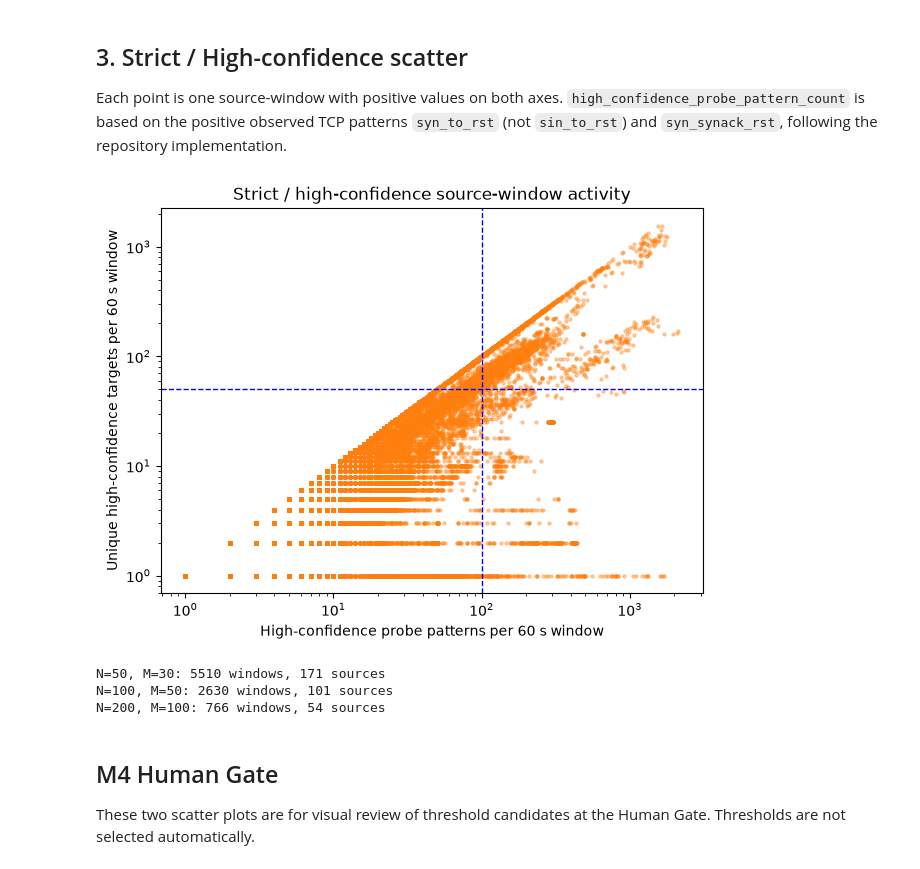
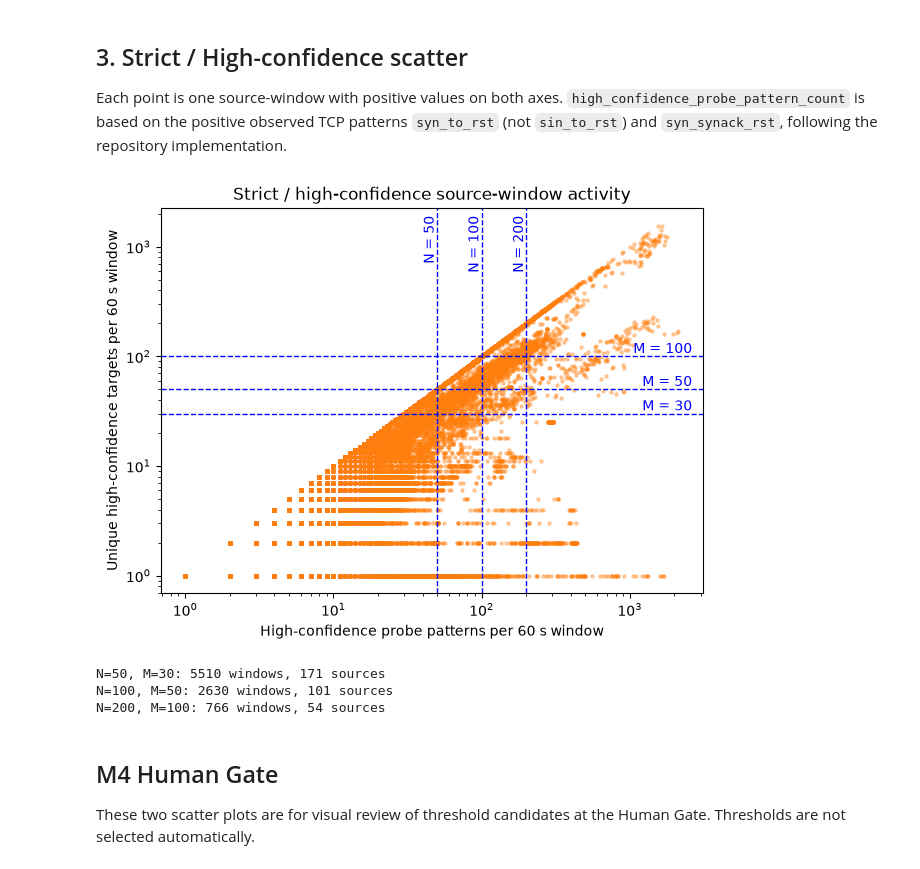
Before and after one commit to ShuntaSakai/mawi-global-analysis, a Jupyter notebook: notebooks/01_scan_threshold_exploration.ipynb, the cells around one changed output. Cells and saved outputs as stored; diff of their text form; code cells hidden in the pictures.

```diff
--- a/notebooks/01_scan_threshold_exploration.ipynb
+++ b/notebooks/01_scan_threshold_exploration.ipynb
@@ -40,6 +40,12 @@ sources: 167223
 
 Each point is one source-window. Use this view to inspect bulk activity, the tail, isolated source-windows, and possible distribution breaks.
 # %%
+broad_candidates = [
+    (300, 200),
+    (500, 300),
+    (1000, 500),
+]
+
 fig, ax = plt.subplots(figsize=(7, 5))
 ax.scatter(
     windows['syn_initiated_flow_count'],
@@ -54,17 +60,12 @@ ax.set(
     ylabel='Unique targets per 60 s window',
     title='Broad scan-like source-window activity',
 )
-ax.axvline(500, color='red', linestyle='--', linewidth=1)
-ax.axhline(300, color='red', linestyle='--', linewidth=1)
-ax.text(500, 0.98, 'N = 500', color='red', rotation=90, transform=ax.get_xaxis_transform(), ha='right', va='top')
-ax.text(0.98, 300, 'M = 300', color='red', transform=ax.get_yaxis_transform(), ha='right', va='bottom')
+for n, m in broad_candidates:
+    ax.axvline(n, color='red', linestyle='--', linewidth=1)
+    ax.axhline(m, color='red', linestyle='--', linewidth=1)
+    ax.text(n, 0.98, f'N = {n}', color='red', rotation=90, transform=ax.get_xaxis_transform(), ha='right', va='top')
+    ax.text(0.98, m, f'M = {m}', color='red', transform=ax.get_yaxis_transform(), ha='right', va='bottom')
 plt.show()
-
-broad_candidates = [
-    (300, 200),
-    (500, 300),
-    (1000, 500),
-]
 
 for n, m in broad_candidates:
     matched = windows[
@@ -91,47 +92,48 @@ high_confidence = windows.loc[
     (windows['high_confidence_probe_pattern_count'] > 0)
     & (windows['unique_high_confidence_targets'] > 0)
 ].copy()
+
+strict_candidates = [
+    (50, 30),
+    (100, 50),
+    (200, 100),
+]
 
 fig, ax = plt.subplots(figsize=(7, 5))
 ax.scatter(
     high_confidence['high_confidence_probe_pattern_count'],
     high_confidence['unique_high_confidence_targets'],
     alpha=0.35,
     color='tab:orange',
     s=5,
 )
 ax.set(
     xscale='log',
     yscale='log',
     xlabel='High-confidence probe patterns per 60 s window',
     ylabel='Unique high-confidence targets per 60 s window',
     title='Strict / high-confidence source-window activity',
 )
-ax.axvline(100, color='blue', linestyle='--', linewidth=1)
-ax.axhline(50, color='blue', linestyle='--', linewidth=1)
-ax.text(100, 0.98, 'N = 100', color='blue', rotation=90, transform=ax.get_xaxis_transform(), ha='right', va='top')
-ax.text(0.98, 50, 'M = 50', color='blue', transform=ax.get_yaxis_transform(), ha='right', va='bottom')
+for n, m in strict_candidates:
+    ax.axvline(n, color='blue', linestyle='--', linewidth=1)
+    ax.axhline(m, color='blue', linestyle='--', linewidth=1)
+    ax.text(n, 0.98, f'N = {n}', color='blue', rotation=90, transform=ax.get_xaxis_transform(), ha='right', va='top')
+    ax.text(0.98, m, f'M = {m}', color='blue', transform=ax.get_yaxis_transform(), ha='right', va='bottom')
 plt.show()
-
-strict_candidates = [
-    (50, 30),
-    (100, 50),
-    (200, 100),
-]
 
 for n, m in strict_candidates:
     matched = windows[
         (windows["high_confidence_probe_pattern_count"] >= n)
         & (windows["unique_high_confidence_targets"] >= m)
     ]
 
     print(
         f"N={n}, M={m}: "
         f"{len(matched)} windows, "
         f"{matched['initial_syn_sender_ip'].nunique()} sources"
     )
 # %% [output]
-[figure, old version]
+[figure, new version]
 N=50, M=30: 5510 windows, 171 sources
 N=100, M=50: 2630 windows, 101 sources
 N=200, M=100: 766 windows, 54 sources
```
Also changed, not shown: parts of 1 cell of this notebook.
